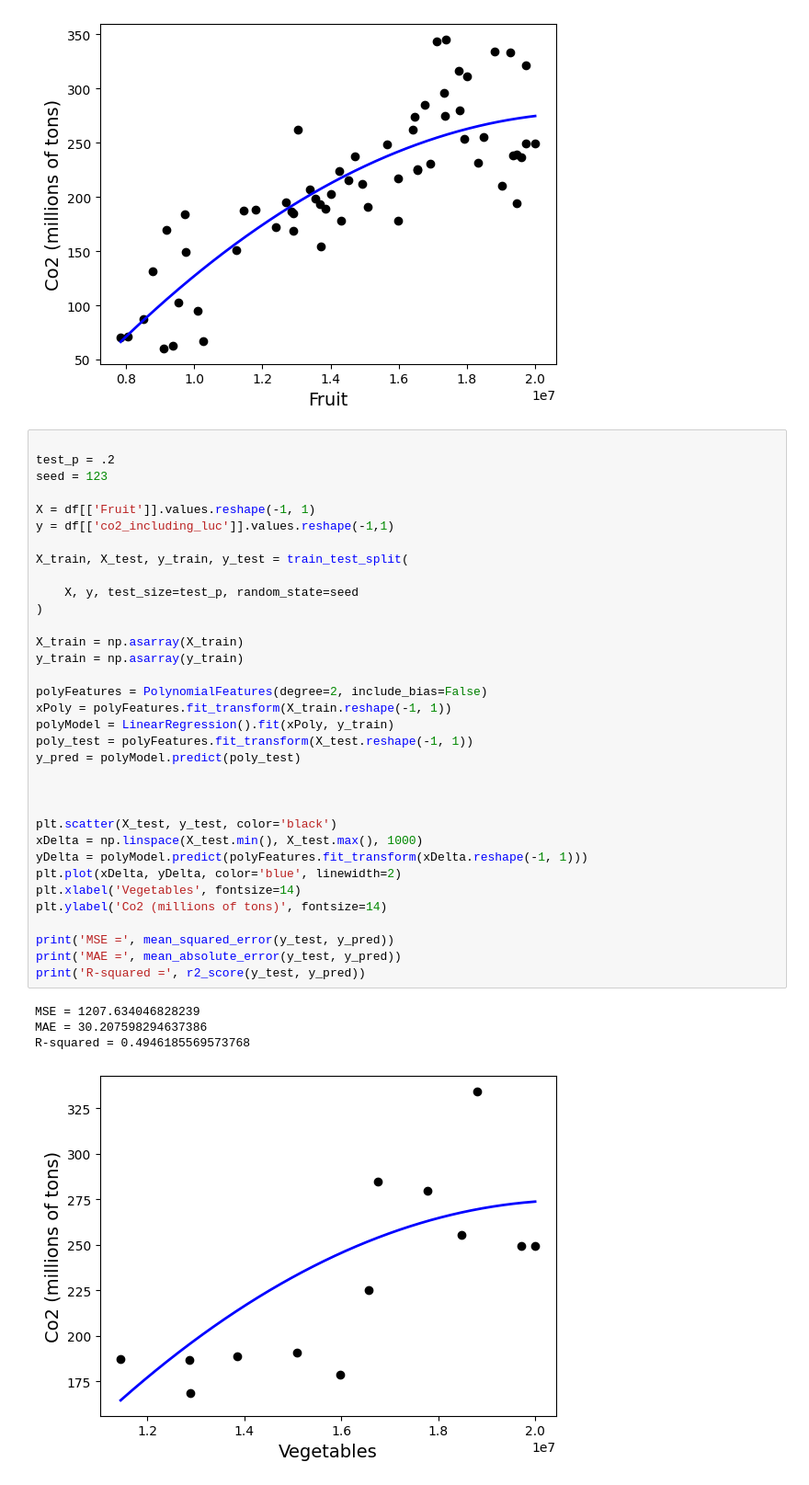
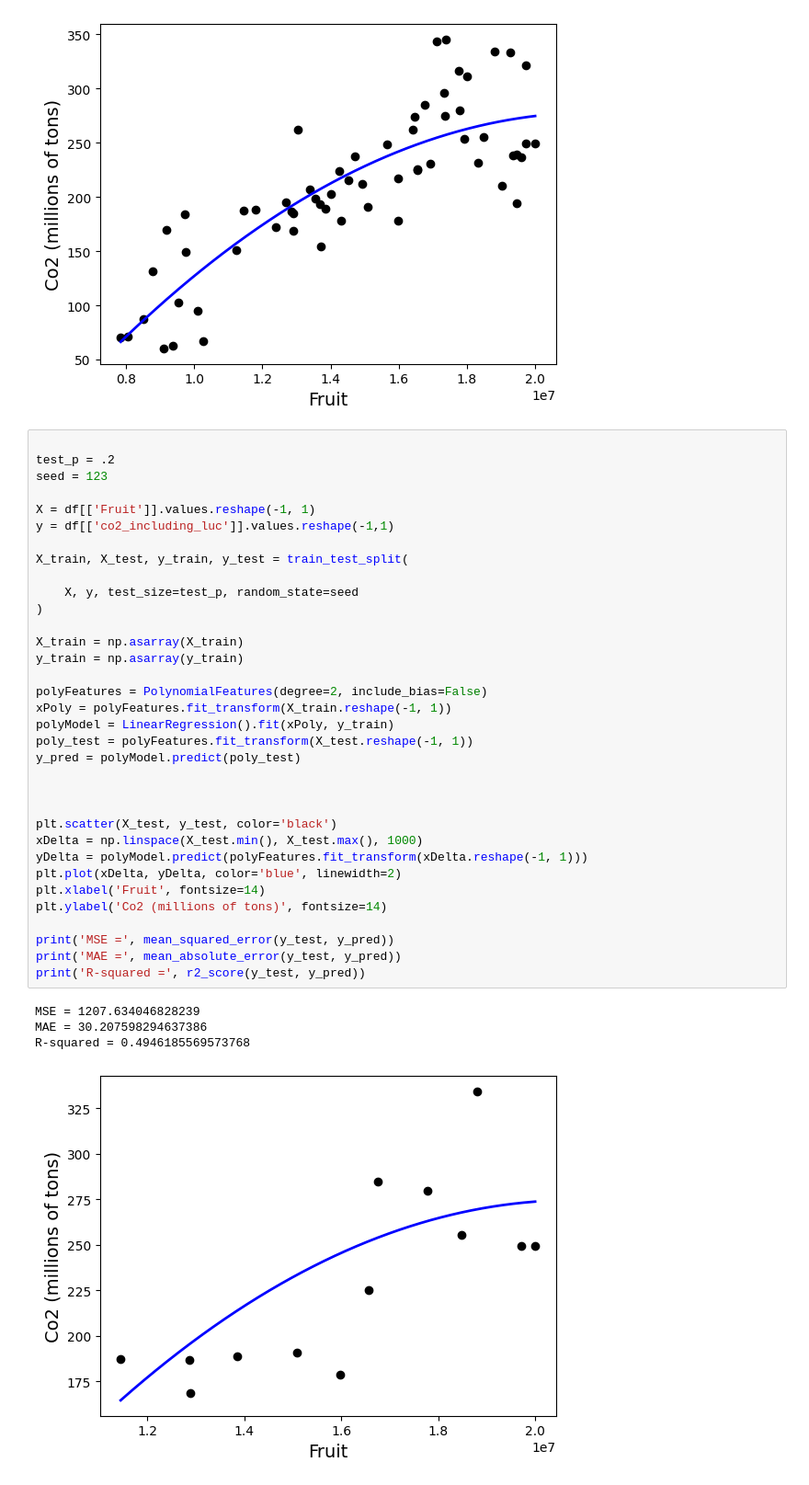
Before and after one commit to nickbar2003/FirstRepo, a Jupyter notebook: cs222/project/checkIn-3.ipynb, the cells around one changed output. Shown: that part at 92% size. Cells and saved outputs as stored; diff of their text form.

```diff
--- a/cs222/project/checkIn-3.ipynb
+++ b/cs222/project/checkIn-3.ipynb
@@ -366,35 +367,35 @@ y = df[['co2_including_luc']].values.reshape(-1,1)
 
 X_train, X_test, y_train, y_test = train_test_split(
 
     X, y, test_size=test_p, random_state=seed
 )
 
 X_train = np.asarray(X_train)
 y_train = np.asarray(y_train)
 
 polyFeatures = PolynomialFeatures(degree=2, include_bias=False)
 xPoly = polyFeatures.fit_transform(X_train.reshape(-1, 1))
 polyModel = LinearRegression().fit(xPoly, y_train)
 poly_test = polyFeatures.fit_transform(X_test.reshape(-1, 1))
 y_pred = polyModel.predict(poly_test)
 
 
 
 plt.scatter(X_test, y_test, color='black')
 xDelta = np.linspace(X_test.min(), X_test.max(), 1000)
 yDelta = polyModel.predict(polyFeatures.fit_transform(xDelta.reshape(-1, 1)))
 plt.plot(xDelta, yDelta, color='blue', linewidth=2)
-plt.xlabel('Vegetables', fontsize=14)
+plt.xlabel('Fruit', fontsize=14)
 plt.ylabel('Co2 (millions of tons)', fontsize=14)
 
 print('MSE =', mean_squared_error(y_test, y_pred))
 print('MAE =', mean_absolute_error(y_test, y_pred))
 print('R-squared =', r2_score(y_test, y_pred))
 # %% [output]
 MSE = 1207.634046828239
 MAE = 30.207598294637386
 R-squared = 0.4946185569573768
-[figure, old version]
+[figure, new version]
 # %%
 # Multiple linear regressionraw
 X = df[['Vegetables', 'Fruit']].values.reshape(-1, 2)
```
Also changed, not shown: parts of 6 cells of this notebook, 4 other files.
